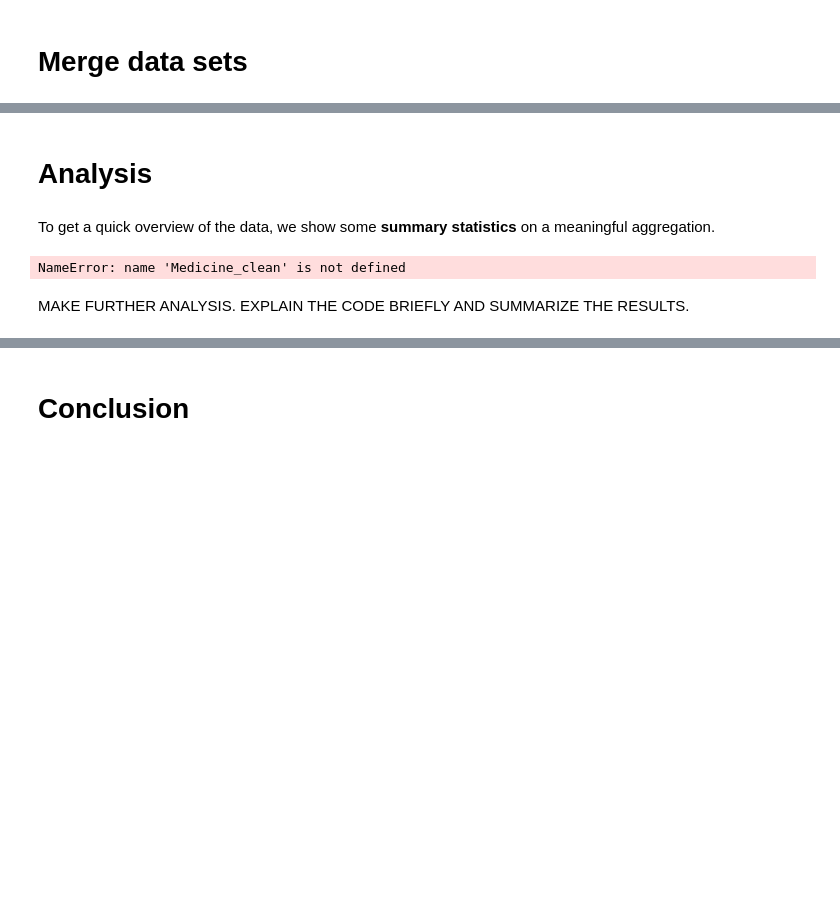
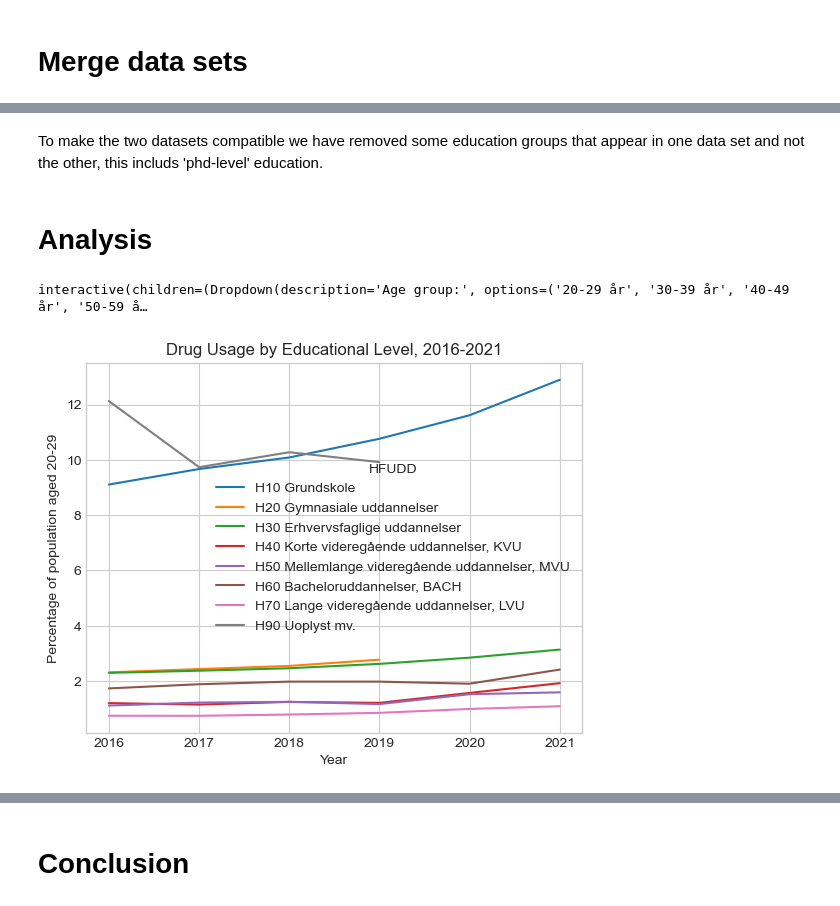
Before and after one commit to NumEconCopenhagen/projects-2023-kernen-af-kulten, a Jupyter notebook: dataproject/dataproject.ipynb, the cells around one changed output, grey strips where cells are left out. Drawn from its saved outputs; the diff is of its cells as text; code cells hidden in the pictures; blank space fills up the shorter version.

```diff
--- a/dataproject/dataproject.ipynb
+++ b/dataproject/dataproject.ipynb
@@ -255,10 +97,10 @@ plt.show()
+# %% [markdown]
+To make the two datasets compatible we have removed some education groups that appear in one data set and not the other, this includs 'phd-level' education.
 # %% [markdown]
 # Analysis
-# %% [markdown]
-To get a quick overview of the data, we show some **summary statistics** on a meaningful aggregation.
-# %%
-Medicine_clean["count"].describe()
-# %% [output]
-NameError: name 'Medicine_clean' is not defined
-# %% [markdown]
-MAKE FURTHER ANALYSIS. EXPLAIN THE CODE BRIEFLY AND SUMMARIZE THE RESULTS.
+# %%
+dp.figure_3_int()
+dp.figure_4()
+# %% [output]
+interactive(children=(Dropdown(description='Age group:', options=('20-29 år', '30-39 år', '40-49 år', '50-59 å…
+[figure, added]
```
Also changed, not shown: parts of 36 cells of this notebook.
